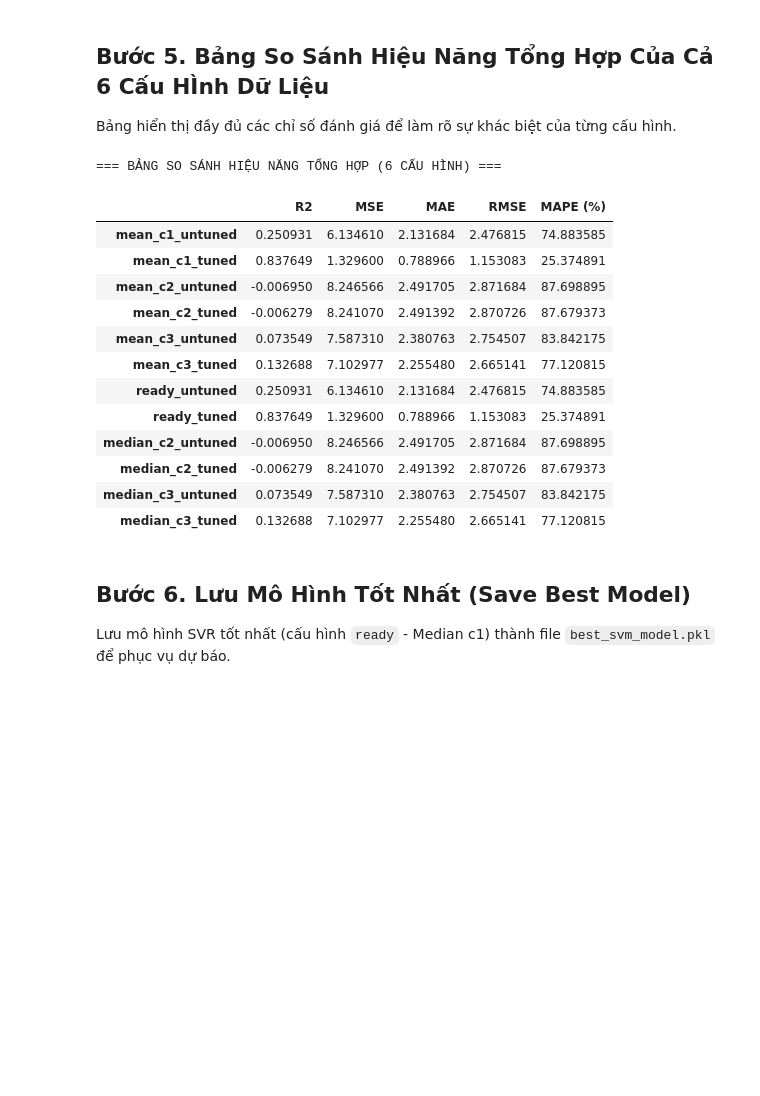
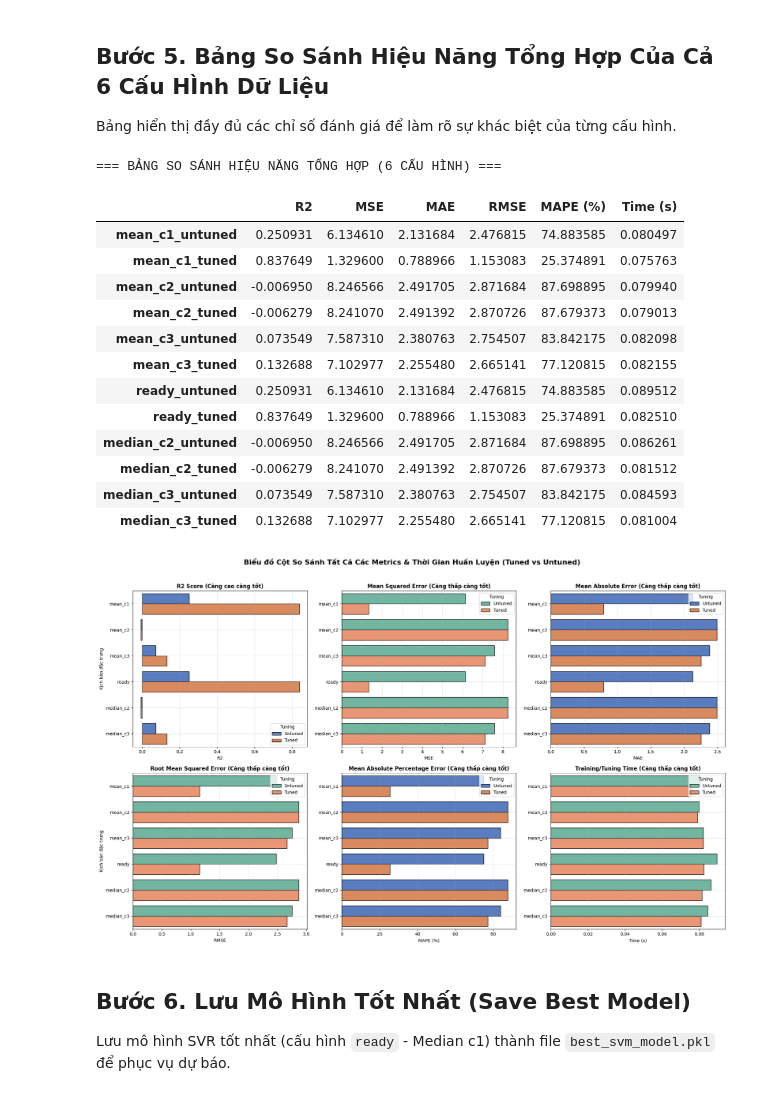
Before and after one commit to lacthui06/Lab-ML, a Jupyter notebook: lab2/modeling/modeling.ipynb, the cells around one changed output. Saved outputs shown, nothing was run; the diff lists cells and outputs as text; code cells hidden in the pictures; blank space fills up the shorter version.

```diff
--- a/lab2/modeling/modeling.ipynb
+++ b/lab2/modeling/modeling.ipynb
@@ -169,18 +179,11 @@ for label, key, idx in plot_scenarios:
     ax = axes[idx]
     sns.scatterplot(x=y_te, y=y_pred, alpha=0.5, color='darkcyan', ax=ax, label='Du lieu du bao')
 
-    # Duong ly tuong Y = X
-    ax.plot([y_te.min(), y_te.max()], [y_te.min(), y_te.max()], 'r--', lw=2.5, label='Ly tuong (Y=X)')
-
-    # Duong hoi quy thuc te
-    slope, intercept = np.polyfit(y_te, y_pred, 1)
-    ax.plot(y_te, slope * y_te + intercept, 'b-', lw=2.5, label='Thuc te (Y={:.2f}X+{:.2f})'.format(slope, intercept))
-
     # Textbox chi so
     r2 = results[f'{key}_tuned']['R2']
     mae = results[f'{key}_tuned']['MAE']
     ax.text(
-        y_te.min() + 0.2, y_te.max() - 1.5,
+        1.2, 9.0,
         'R2 = {:.4f}\nMAE = {:.4f}'.format(r2, mae),
         fontsize=12, fontweight='bold',
         bbox=dict(facecolor='white', alpha=0.8, boxstyle='round,pad=0.5')
@@ -189,7 +192,10 @@ for label, key, idx in plot_scenarios:
     ax.set_title(label, fontsize=13, fontweight='bold')
     ax.set_xlabel('Actual Quantity')
     ax.set_ylabel('Predicted Quantity')
+    ax.set_xlim(0.5, 10.5)  # Đồng bộ trục X thực tế từ 1 đến 10
+    ax.set_ylim(0.5, 10.5)  # Đồng bộ trục Y dự báo từ 1 đến 10
     ax.legend(loc='lower right')
+    ax.grid(True, linestyle='--', alpha=0.4)
 
 plt.suptitle('So Sanh Do Thi Thuc Te vs Du Bao (Median Imputation)', fontsize=16, fontweight='bold', y=1.05)
 plt.tight_layout()
@@ -226,22 +246,58 @@ Bảng hiển thị đầy đủ các chỉ số đánh giá để làm rõ sự
 # %%
 comparison_df = pd.DataFrame(results).T
 print('=== BẢNG SO SÁNH HIỆU NĂNG TỔNG HỢP (6 CẤU HÌNH) ===')
 display(comparison_df)
+
+# Vẽ biểu đồ so sánh tất cả các metrics và thời gian
+import seaborn as sns
+import matplotlib.pyplot as plt
+
+# Tiền xử lý dữ liệu vẽ biểu đồ
+plot_df = comparison_df.reset_index().rename(columns={'index': 'Model'})
+plot_df['Scenario'] = plot_df['Model'].apply(lambda x: x.replace('_tuned', '').replace('_untuned', ''))
+plot_df['Tuning'] = plot_df['Model'].apply(lambda x: 'Tuned' if x.endswith('_tuned') else 'Untuned')
+
+# Danh sách các metric cần vẽ (6 metrics bao gồm cả Thời gian)
+metrics_to_plot = [
+    ('R2', 'R2 Score (Càng cao càng tốt)'),
+    ('MSE', 'Mean Squared Error (Càng thấp càng tốt)'),
+    ('MAE', 'Mean Absolute Error (Càng thấp càng tốt)'),
+    ('RMSE', 'Root Mean Squared Error (Càng thấp càng tốt)'),
+    ('MAPE (%)', 'Mean Absolute Percentage Error (Càng thấp càng tốt)'),
+    ('Time (s)', 'Training/Tuning Time (Càng thấp càng tốt)')
+]
+
+fig, axes = plt.subplots(2, 3, figsize=(20, 12))
+axes = axes.flatten()
+
+for idx, (col_name, title) in enumerate(metrics_to_plot):
+    ax = axes[idx]
+    palette_name = 'muted' if idx % 2 == 0 else 'Set2'
+    sns.barplot(data=plot_df, x=col_name, y='Scenario', hue='Tuning', palette=palette_name, edgecolor='black', ax=ax)
+    ax.set_title(title, fontsize=12, fontweight='bold')
+    ax.set_xlabel(col_name)
+    ax.set_ylabel('Kịch bản đặc trưng' if idx % 3 == 0 else '')
+    ax.grid(True, linestyle='--', alpha=0.5)
+
+plt.suptitle('Biểu đồ Cột So Sánh Tất Cả Các Metrics & Thời Gian Huấn Luyện (Tuned vs Untuned)', fontsize=16, fontweight='bold', y=1.02)
+plt.tight_layout()
+plt.show()
 # %% [output]
 === BẢNG SO SÁNH HIỆU NĂNG TỔNG HỢP (6 CẤU HÌNH) ===
-|  | R2 | MSE | MAE | RMSE | MAPE (%) |
-| mean_c1_untuned | 0.250931 | 6.134610 | 2.131684 | 2.476815 | 74.883585 |
-| mean_c1_tuned | 0.837649 | 1.329600 | 0.788966 | 1.153083 | 25.374891 |
-| mean_c2_untuned | -0.006950 | 8.246566 | 2.491705 | 2.871684 | 87.698895 |
-| mean_c2_tuned | -0.006279 | 8.241070 | 2.491392 | 2.870726 | 87.679373 |
-| mean_c3_untuned | 0.073549 | 7.587310 | 2.380763 | 2.754507 | 83.842175 |
-| mean_c3_tuned | 0.132688 | 7.102977 | 2.255480 | 2.665141 | 77.120815 |
-| ready_untuned | 0.250931 | 6.134610 | 2.131684 | 2.476815 | 74.883585 |
-| ready_tuned | 0.837649 | 1.329600 | 0.788966 | 1.153083 | 25.374891 |
-| median_c2_untuned | -0.006950 | 8.246566 | 2.491705 | 2.871684 | 87.698895 |
-| median_c2_tuned | -0.006279 | 8.241070 | 2.491392 | 2.870726 | 87.679373 |
-| median_c3_untuned | 0.073549 | 7.587310 | 2.380763 | 2.754507 | 83.842175 |
-| median_c3_tuned | 0.132688 | 7.102977 | 2.255480 | 2.665141 | 77.120815 |
+|  | R2 | MSE | MAE | RMSE | MAPE (%) | Time (s) |
+| mean_c1_untuned | 0.250931 | 6.134610 | 2.131684 | 2.476815 | 74.883585 | 0.080497 |
+| mean_c1_tuned | 0.837649 | 1.329600 | 0.788966 | 1.153083 | 25.374891 | 0.075763 |
+| mean_c2_untuned | -0.006950 | 8.246566 | 2.491705 | 2.871684 | 87.698895 | 0.079940 |
+| mean_c2_tuned | -0.006279 | 8.241070 | 2.491392 | 2.870726 | 87.679373 | 0.079013 |
+| mean_c3_untuned | 0.073549 | 7.587310 | 2.380763 | 2.754507 | 83.842175 | 0.082098 |
+| mean_c3_tuned | 0.132688 | 7.102977 | 2.255480 | 2.665141 | 77.120815 | 0.082155 |
+| ready_untuned | 0.250931 | 6.134610 | 2.131684 | 2.476815 | 74.883585 | 0.089512 |
+| ready_tuned | 0.837649 | 1.329600 | 0.788966 | 1.153083 | 25.374891 | 0.082510 |
+| median_c2_untuned | -0.006950 | 8.246566 | 2.491705 | 2.871684 | 87.698895 | 0.086261 |
+| median_c2_tuned | -0.006279 | 8.241070 | 2.491392 | 2.870726 | 87.679373 | 0.081512 |
+| median_c3_untuned | 0.073549 | 7.587310 | 2.380763 | 2.754507 | 83.842175 | 0.084593 |
+| median_c3_tuned | 0.132688 | 7.102977 | 2.255480 | 2.665141 | 77.120815 | 0.081004 |
+[figure, added]
 # %% [markdown]
 ## Bước 6. Lưu Mô Hình Tốt Nhất (Save Best Model)
 
```
Also changed, not shown: parts of 6 cells of this notebook, 3 other files.
